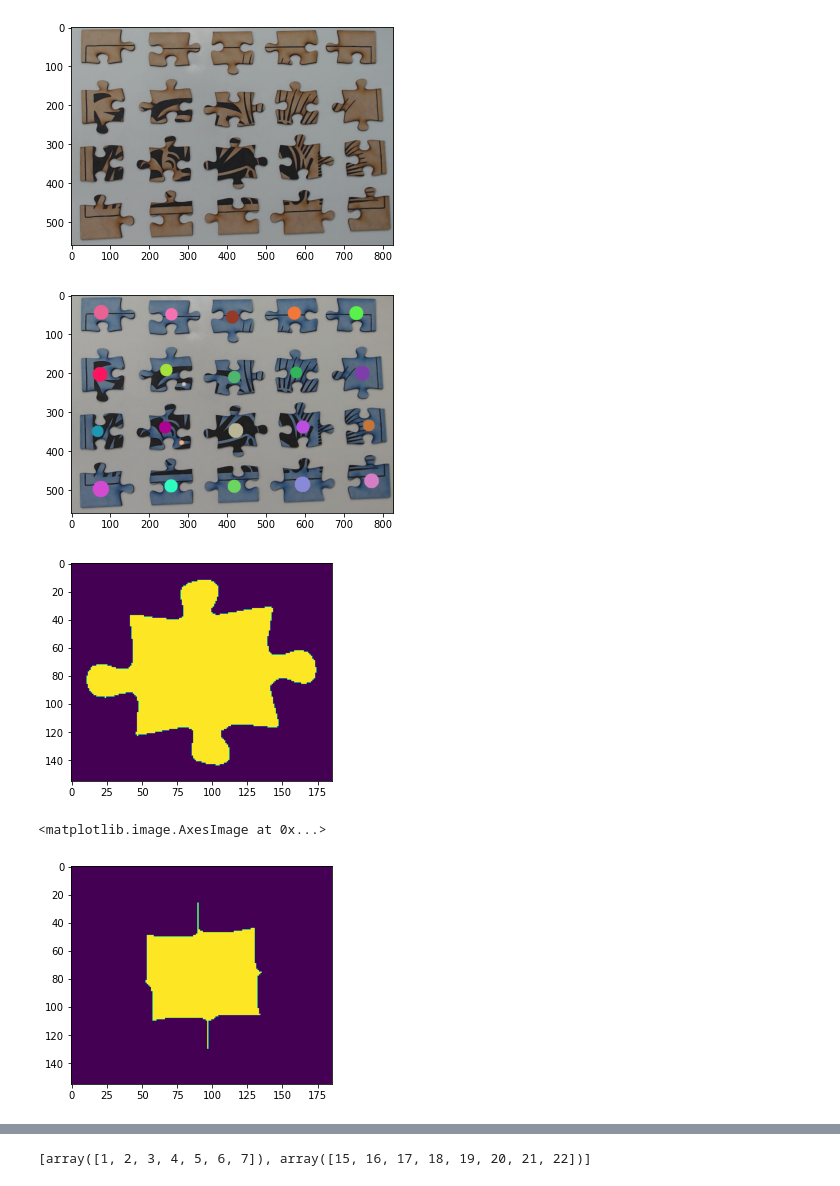
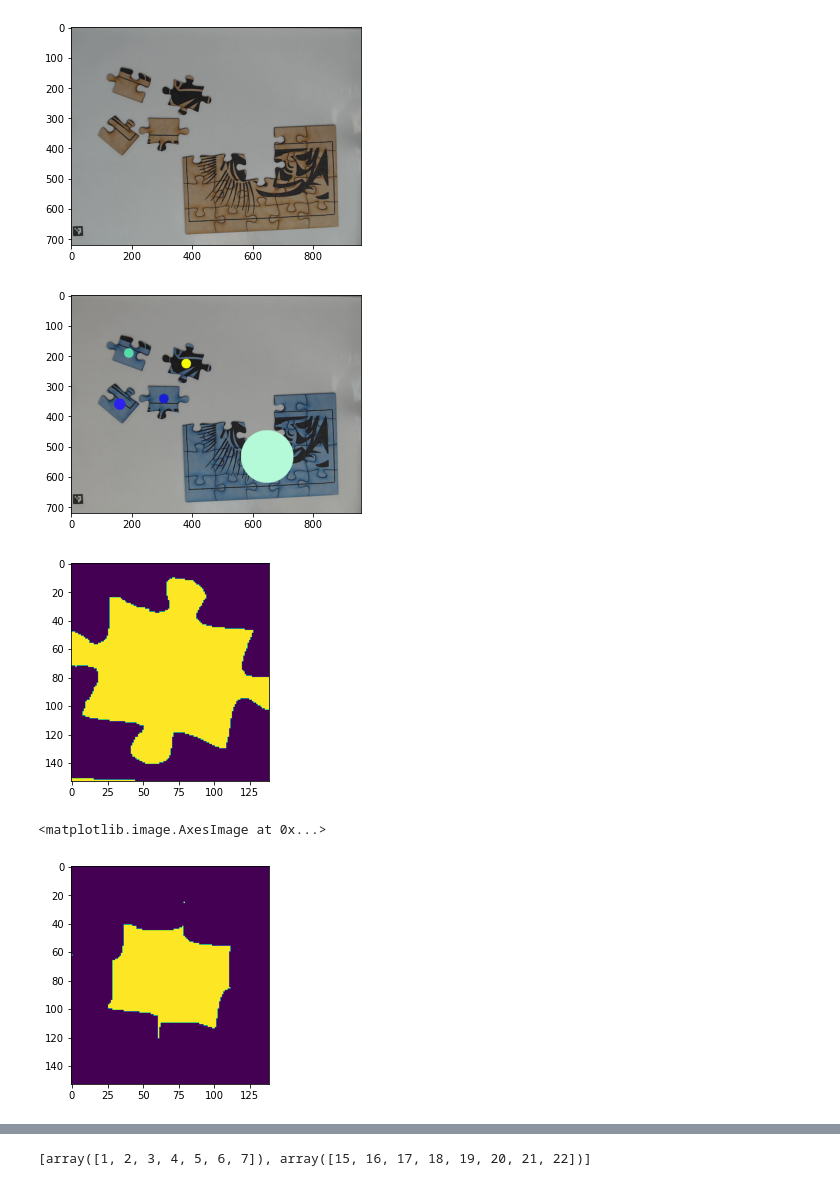
Before and after one commit to ME-134/PuzzleBot, a Jupyter notebook: vision/Piece Box.ipynb, the cells around one changed output, grey strips where cells are left out. Drawn from its saved outputs; the diff is of its cells as text; code cells hidden in the pictures.

```diff
--- a/vision/Piece Box.ipynb
+++ b/vision/Piece Box.ipynb
@@ -15,24 +15,24 @@ from thomas_detector import *
 # %%
 detector = ThomasDetector()
 # %%
-img1 = cv2.imread('done_exploded2.jpg')
+img1 = cv2.imread('small.jpg')
 plt.imshow(img1[:, :, ::-1])
 plt.show()
 plt.imshow(detector.process(img1.copy())[0])
 plt.show()
-img_m1 = detector.pieces[13].img
+img_m1 = detector.pieces[1].img
 plt.imshow(img_m1)
 plt.show()
 # %% [output]
-[figure, old version]
+[figure, new version]
-[figure, old version]
+[figure, new version]
-[figure, old version]
+[figure, new version]
 # %%
 kernel = np.ones((20, 20), np.uint8)
 plt.imshow(cv2.erode(img_m1, kernel) )
 # %% [output]
 <matplotlib.image.AxesImage at 0x...>
-[figure, old version]
+[figure, new version]
 # %%
 plt.imshow(img_m1)
 # %% [output]
```
Also changed, not shown: parts of 10 cells of this notebook, 1 other file.
